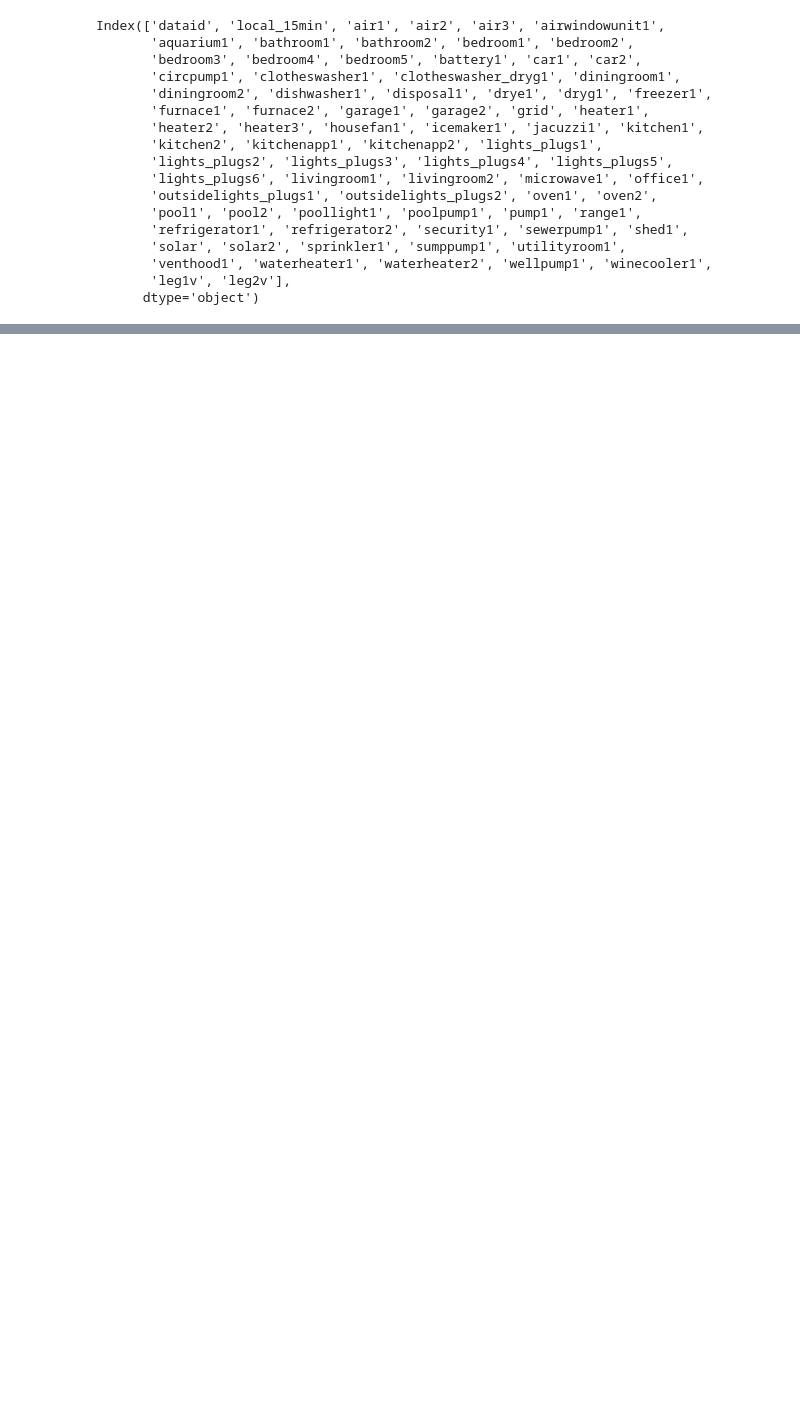
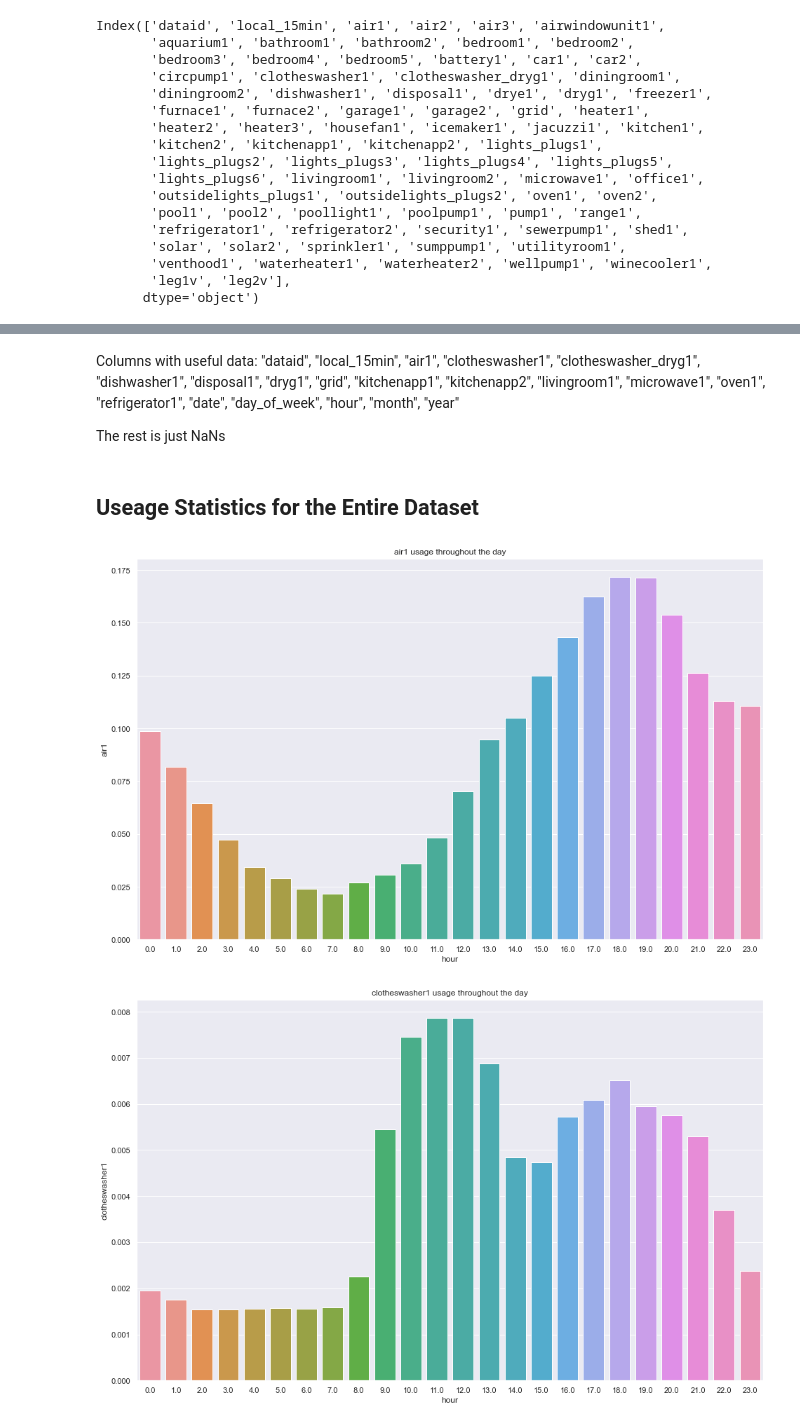
Before and after one commit to utkarshapets/load-shift-emissions, a Jupyter notebook: Residential Load Data EDA.ipynb, the cells around one changed output, grey strips where cells are left out. Cells and saved outputs as stored; diff of their text form; code cells hidden in the pictures; blank space fills up the shorter version.

```diff
--- a/Residential Load Data EDA.ipynb
+++ b/Residential Load Data EDA.ipynb
@@ -9,10 +9,17 @@ import matplotlib.pyplot as plt
 import seaborn as sns
 from sklearn import linear_model as lm
 
+
+from datetime import datetime, timezone
+from dateutil import tz
+import pytz
+
 import warnings
 warnings.filterwarnings("ignore")
 
 import zipfile
 import os
+
+sns.set(rc={'figure.figsize':(16, 10)});
 # %%
 ca_data = pd.read_csv("15minute_data_california.csv")
@@ -164,0 +110,16 @@ by_hour_of_week.sort_values("leg1v", ascending=False).head(20)
+# %% [markdown]
+Columns with useful data: "dataid", "local_15min", "air1", "clotheswasher1", "clotheswasher_dryg1", "dishwasher1", "disposal1", "dryg1", "grid", "kitchenapp1", "kitchenapp2", "livingroom1", "microwave1", "oven1", "refrigerator1", "date", "day_of_week", "hour", "month", "year"
+
+The rest is just NaNs
+# %% [markdown]
+## Useage Statistics for the Entire Dataset
+# %%
+for col in ["air1", "clotheswasher1", "clotheswasher_dryg1", "dishwasher1", "disposal1", "dryg1", "grid", "kitchenapp1", "kitchenapp2", "livingroom1", "microwave1", "oven1", "refrigerator1"]:
+    df = ca_data.groupby("hour")[["hour", col]].mean()
+    sns.barplot(data=df, x="hour", y=col)
+    title = col + " usage throughout the day"
+    plt.title(title)
+    plt.show()
+# %% [output]
+[figure, added]
+[figure, added]
```
Also changed, not shown: parts of 17 cells of this notebook.
